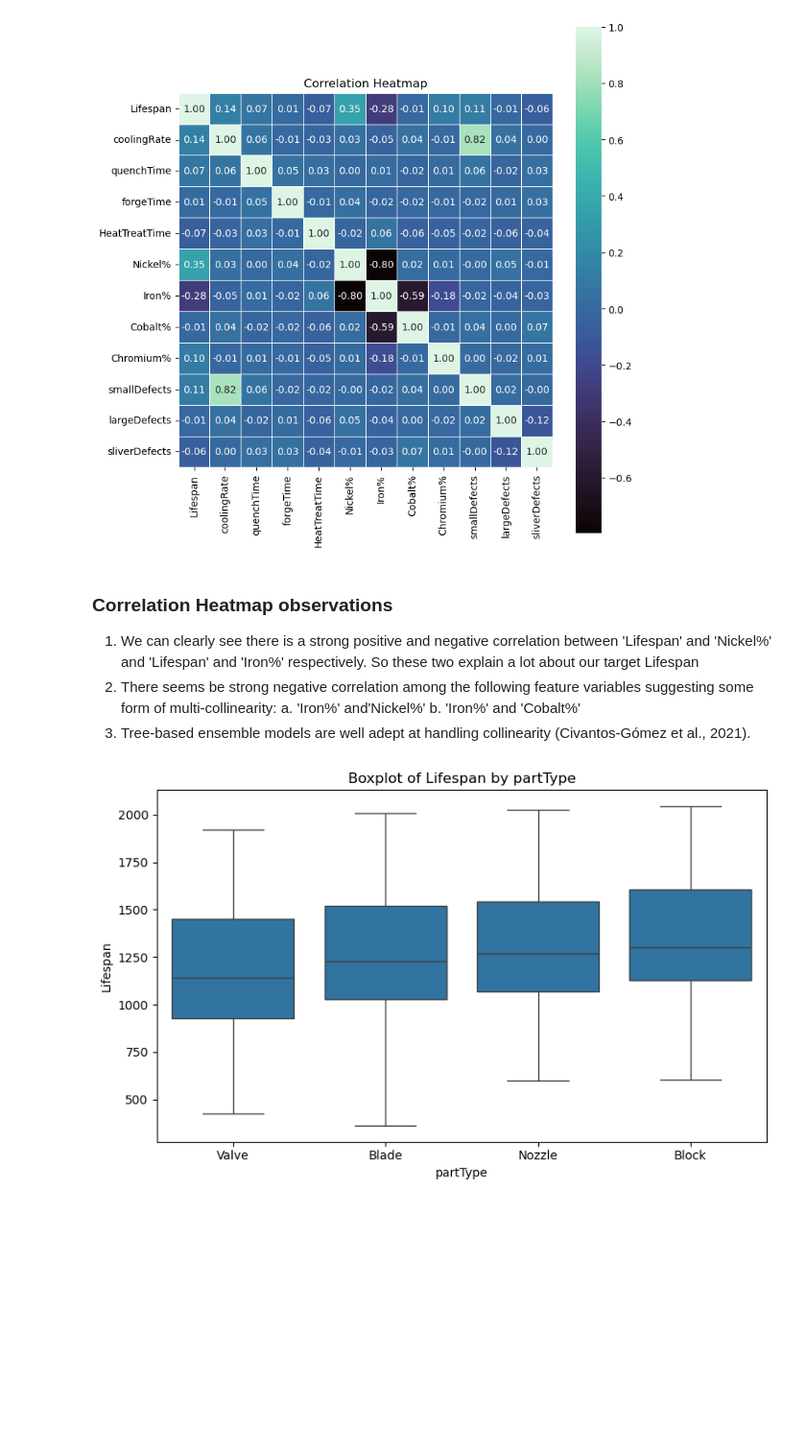
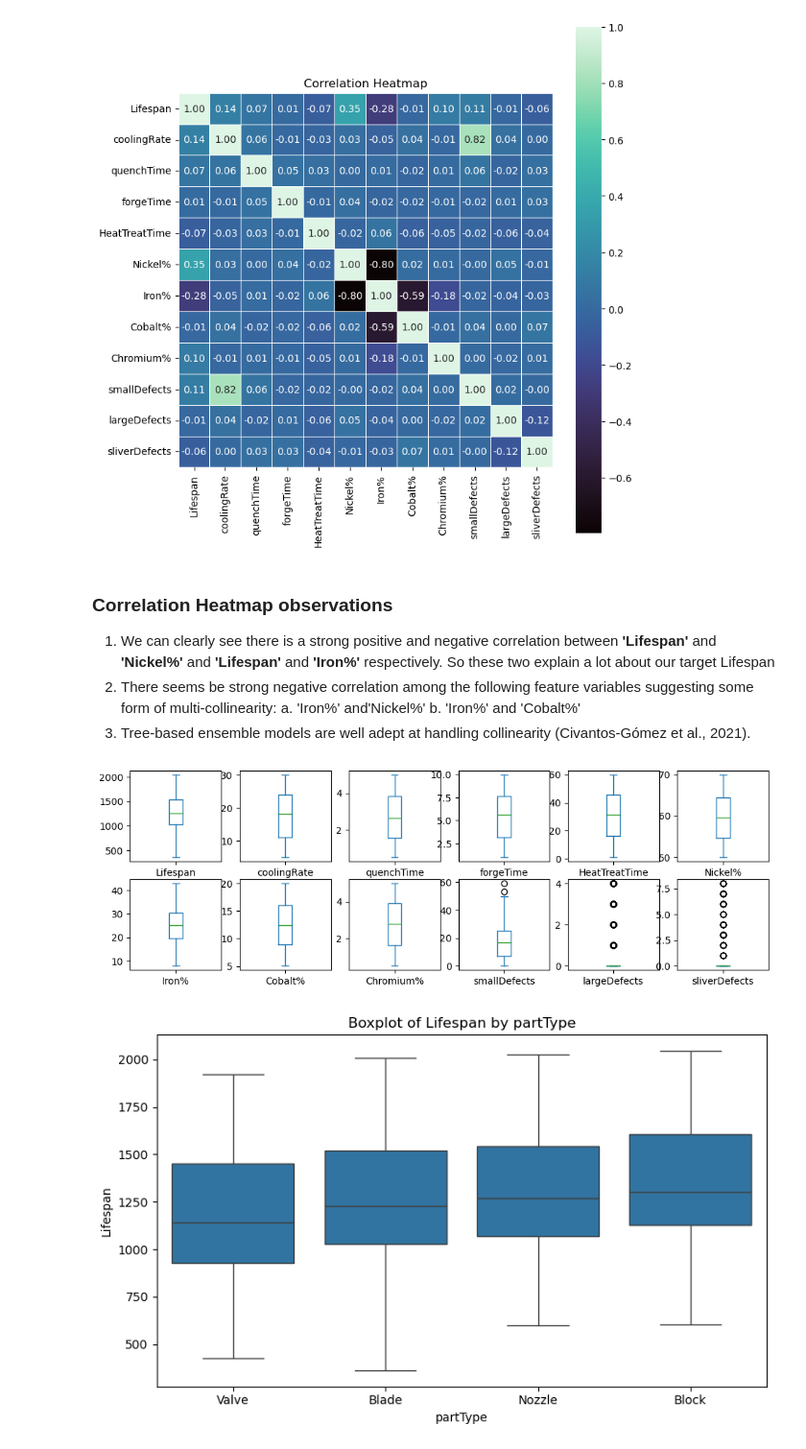
Before and after one commit to Ahmadbader17/COMP1801_ML_Coursework, a Jupyter notebook: notebooks/eda.ipynb, the cells around one changed output. Shown at 96% size. Drawn from its saved outputs; the diff is of its cells as text; code cells hidden in the pictures; blank space fills up the shorter version.

```diff
--- a/notebooks/eda.ipynb
+++ b/notebooks/eda.ipynb
@@ -136,11 +213,17 @@ plt.show()
 # %% [markdown]
 ### Correlation Heatmap observations
 
-1. We can clearly see there is a strong positive and negative correlation between 'Lifespan' and 'Nickel%' and 'Lifespan' and 'Iron%' respectively. So these two explain a lot about our target Lifespan
+1. We can clearly see there is a strong positive and negative correlation between **'Lifespan'** and **'Nickel%'** and **'Lifespan'** and **'Iron%'** respectively. So these two explain a lot about our target Lifespan
 2. There seems be strong negative correlation among the following feature variables suggesting some form of multi-collinearity:
     a. 'Iron%' and'Nickel%'
     b. 'Iron%' and 'Cobalt%'
 3. Tree-based ensemble models are well adept at handling collinearity (Civantos-Gómez et al., 2021).
+# %%
+df1.plot(kind='box', figsize=(12,12), subplots=True, layout=(6,6))
+plt.savefig('../report/figures/fig-1.33-boxplot.png', dpi=500, bbox_inches='tight')
+plt.show()
+# %% [output]
+[figure, added]
 # %%
 # Box-plots for categorical variables
 
```
Also changed, not shown: parts of 15 cells of this notebook, 8 other files.
